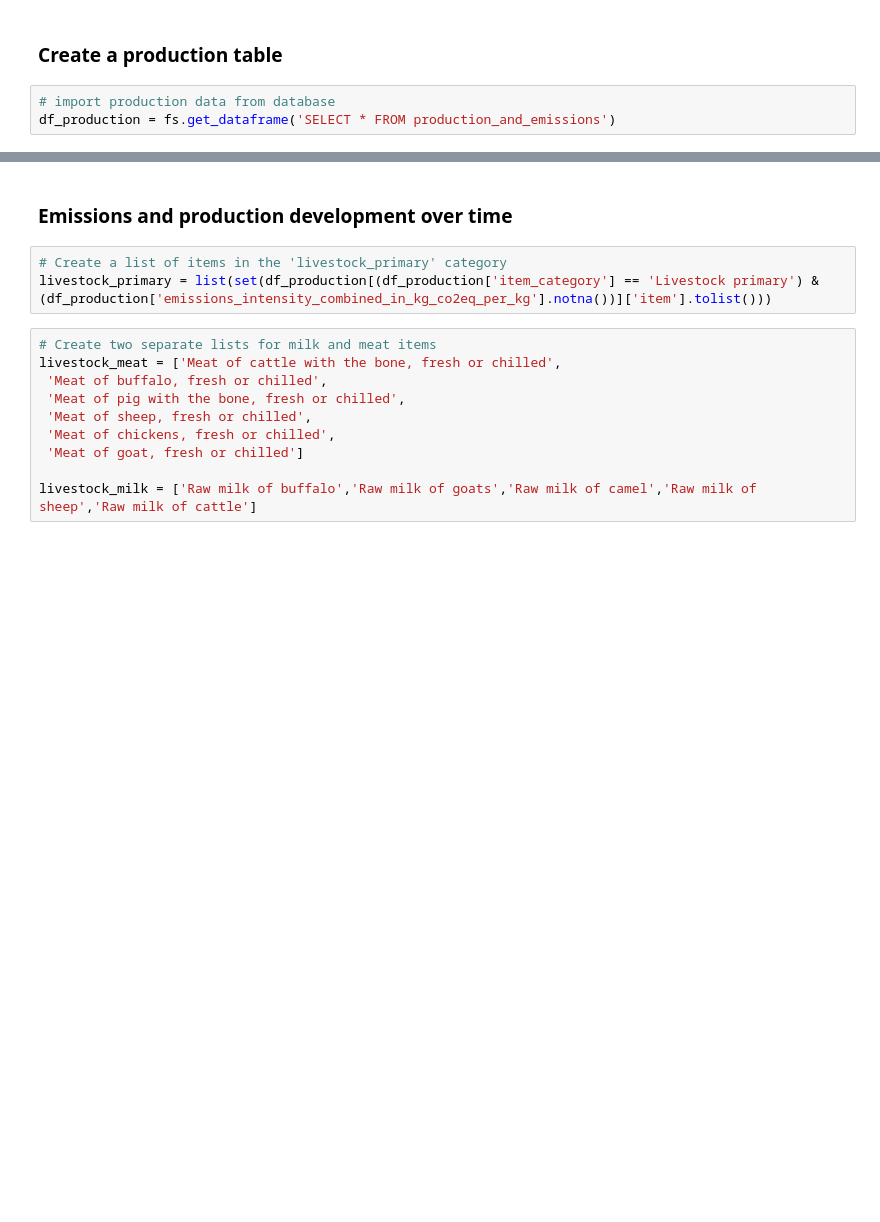
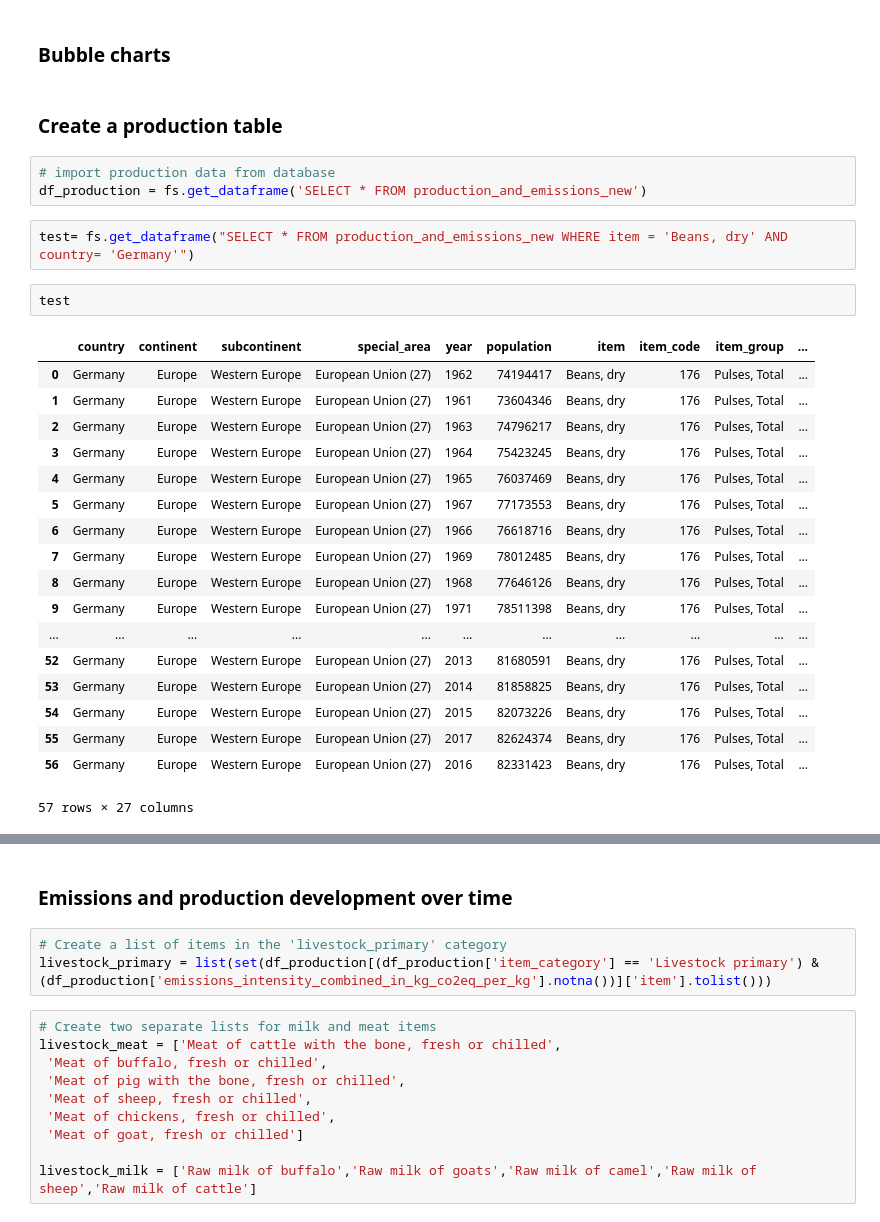
Before and after one commit to kostinam/neuefische-capstone, a Jupyter notebook: mk-eda.ipynb, the cells around one changed output, grey strips where cells are left out. Cells and saved outputs as stored; diff of their text form; blank space fills up the shorter version.

```diff
--- a/mk-eda.ipynb
+++ b/mk-eda.ipynb
@@ -6,6 +272,31 @@ import seaborn as sns
+# %% [markdown]
+### Bubble charts
 # %% [markdown]
 ### Create a production table
 # %%
 # import production data from database
-df_production = fs.get_dataframe('SELECT * FROM production_and_emissions')
+df_production = fs.get_dataframe('SELECT * FROM production_and_emissions_new')
+# %%
+test= fs.get_dataframe("SELECT * FROM production_and_emissions_new WHERE item = 'Beans, dry' AND country= 'Germany'")
+# %%
+test
+# %% [output]
+|  | country | continent | subcontinent | special_area | year | population | item | item_code | item_group | ... |
+| 0 | Germany | Europe | Western Europe | European Union (27) | 1962 | 74194417 | Beans, dry | 176 | Pulses, Total | ... |
+| 1 | Germany | Europe | Western Europe | European Union (27) | 1961 | 73604346 | Beans, dry | 176 | Pulses, Total | ... |
+| 2 | Germany | Europe | Western Europe | European Union (27) | 1963 | 74796217 | Beans, dry | 176 | Pulses, Total | ... |
+| 3 | Germany | Europe | Western Europe | European Union (27) | 1964 | 75423245 | Beans, dry | 176 | Pulses, Total | ... |
+| 4 | Germany | Europe | Western Europe | European Union (27) | 1965 | 76037469 | Beans, dry | 176 | Pulses, Total | ... |
+| 5 | Germany | Europe | Western Europe | European Union (27) | 1967 | 77173553 | Beans, dry | 176 | Pulses, Total | ... |
+| 6 | Germany | Europe | Western Europe | European Union (27) | 1966 | 76618716 | Beans, dry | 176 | Pulses, Total | ... |
+| 7 | Germany | Europe | Western Europe | European Union (27) | 1969 | 78012485 | Beans, dry | 176 | Pulses, Total | ... |
+| 8 | Germany | Europe | Western Europe | European Union (27) | 1968 | 77646126 | Beans, dry | 176 | Pulses, Total | ... |
+| 9 | Germany | Europe | Western Europe | European Union (27) | 1971 | 78511398 | Beans, dry | 176 | Pulses, Total | ... |
+| ... | ... | ... | ... | ... | ... | ... | ... | ... | ... | ... |
+| 52 | Germany | Europe | Western Europe | European Union (27) | 2013 | 81680591 | Beans, dry | 176 | Pulses, Total | ... |
+| 53 | Germany | Europe | Western Europe | European Union (27) | 2014 | 81858825 | Beans, dry | 176 | Pulses, Total | ... |
+| 54 | Germany | Europe | Western Europe | European Union (27) | 2015 | 82073226 | Beans, dry | 176 | Pulses, Total | ... |
+| 55 | Germany | Europe | Western Europe | European Union (27) | 2017 | 82624374 | Beans, dry | 176 | Pulses, Total | ... |
+| 56 | Germany | Europe | Western Europe | European Union (27) | 2016 | 82331423 | Beans, dry | 176 | Pulses, Total | ... |
+57 rows × 27 columns
 # %%
```
Also changed, not shown: parts of 41 cells of this notebook.
